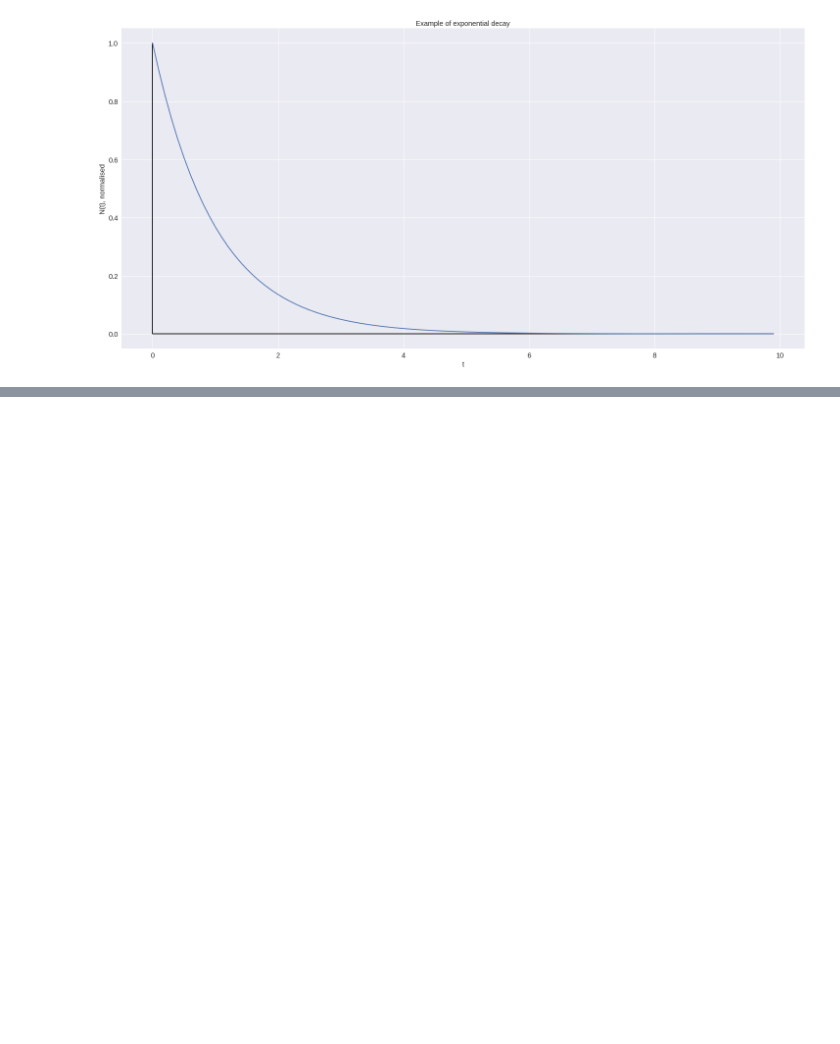
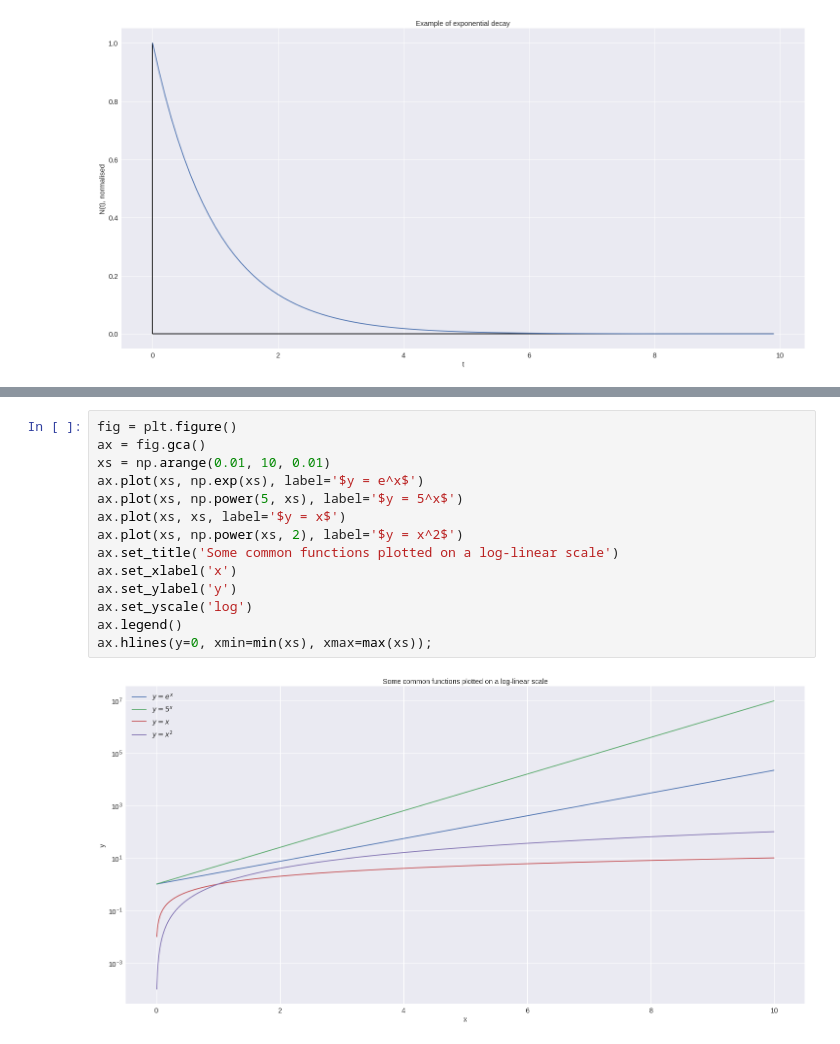
Before and after one commit to archon88/access_tutorials, a Jupyter notebook: logs_2020-04-10.ipynb, the cells around one changed output, grey strips where cells are left out. Cells and saved outputs as stored; diff of their text form; blank space fills up the shorter version.

Commit message:
add more plots

```diff
--- a/logs_2020-04-10.ipynb
+++ b/logs_2020-04-10.ipynb
@@ -155,0 +160,16 @@ No handles with labels found to put in legend.
+# %%
+fig = plt.figure()
+ax = fig.gca()
+xs = np.arange(0.01, 10, 0.01)
+ax.plot(xs, np.exp(xs), label='$y = e^x$')
+ax.plot(xs, np.power(5, xs), label='$y = 5^x$')
+ax.plot(xs, xs, label='$y = x$')
+ax.plot(xs, np.power(xs, 2), label='$y = x^2$')
+ax.set_title('Some common functions plotted on a log-linear scale')
+ax.set_xlabel('x')
+ax.set_ylabel('y')
+ax.set_yscale('log')
+ax.legend()
+ax.hlines(y=0, xmin=min(xs), xmax=max(xs));
+# %% [output]
+[figure, added]
```
Also changed, not shown: parts of 3 cells of this notebook.
